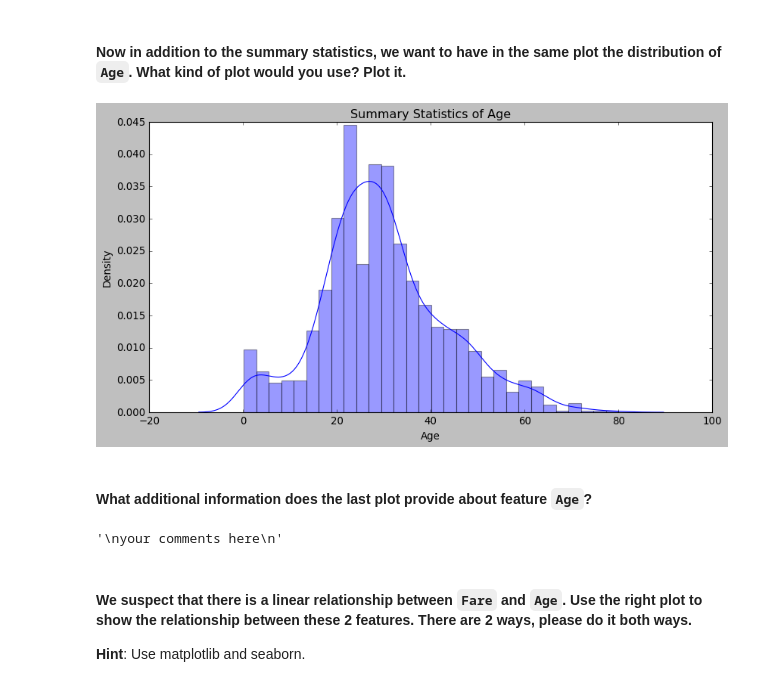
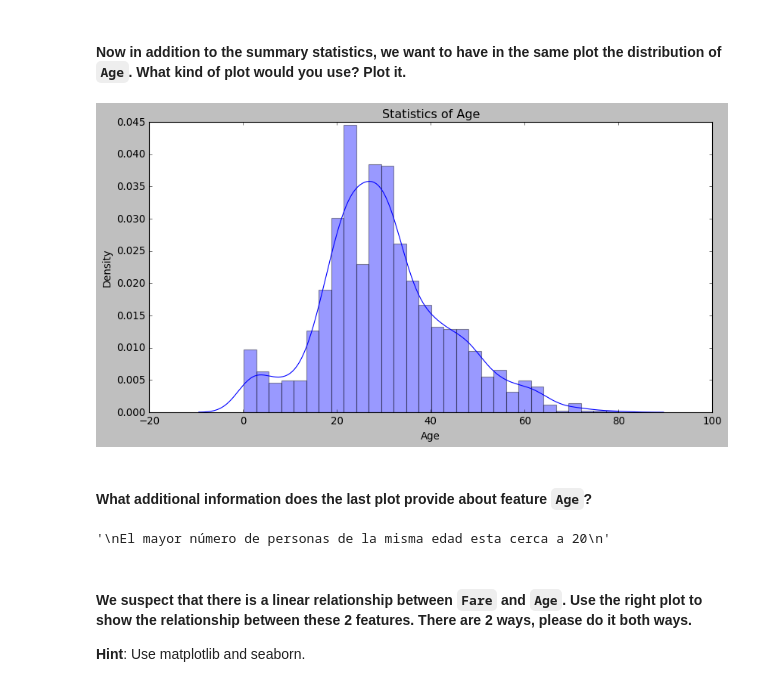
Before and after one commit to Ironhack-Data-Madrid-Julio-2023/5.2-lab_matplotlib_seaborn, a Jupyter notebook: your-code/main.ipynb, the cells around one changed output. Cells and saved outputs as stored; diff of their text form; code cells hidden in the pictures.

```diff
--- a/your-code/main.ipynb
+++ b/your-code/main.ipynb
@@ -303,20 +305,20 @@ La mayoria de la gente podemos ver que se encuentra entre 20 y 40 años, y a par
 # %%
 # your code here
 plt.figure(figsize=(12,6))
 
 sns.distplot(titanic.Age)
 
-plt.title('Summary Statistics of Age');
+plt.title('Statistics of Age');
 # %% [output]
-[figure, old version]
+[figure, new version]
 # %% [markdown]
 #### What additional information does the last plot provide about feature `Age`?
-# %%
-"""
-your comments here
-"""
-# %% [output]
-'\nyour comments here\n'
+# %%
+"""
+El mayor número de personas de la misma edad esta cerca a 20
+"""
+# %% [output]
+'\nEl mayor número de personas de la misma edad esta cerca a 20\n'
 # %% [markdown]
 #### We suspect that there is a linear relationship between `Fare` and `Age`. Use the right plot to show the relationship between these 2 features. There are 2 ways, please do it both ways.
 **Hint**: Use matplotlib and seaborn.
```
Also changed, not shown: parts of 15 cells of this notebook, 1 other file.
